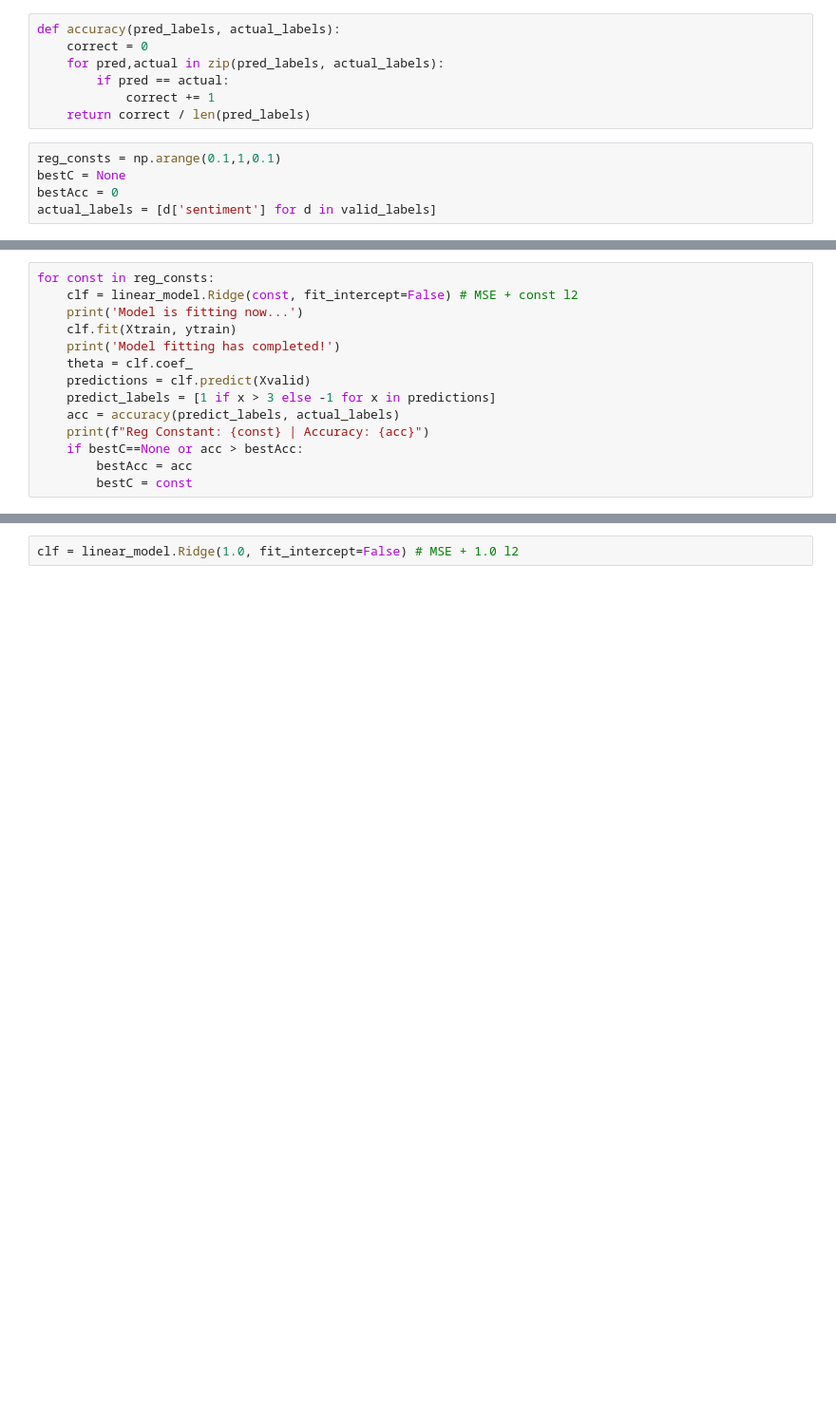
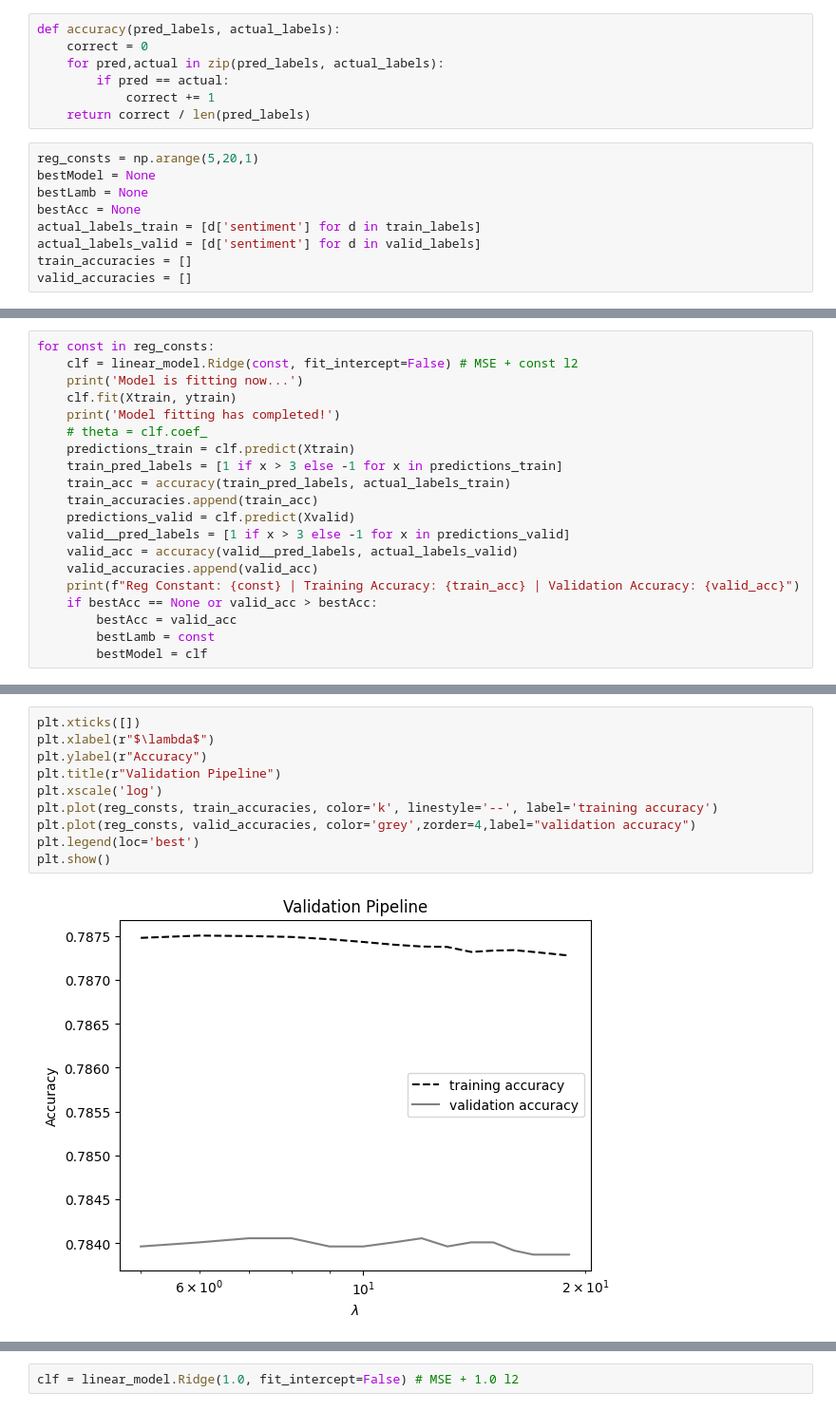
Before and after one commit to hgnzheng/CSE158-Assignment_2, a Jupyter notebook: trigrams.ipynb, the cells around one changed output, grey strips where cells are left out. Shown at 95% size. Drawn from its saved outputs; the diff is of its cells as text; blank space fills up the shorter version.

Commit message:
update best lambda 12200

```diff
--- a/trigrams.ipynb
+++ b/trigrams.ipynb
@@ -297,7 +298,11 @@ def accuracy(pred_labels, actual_labels):
             correct += 1
     return correct / len(pred_labels)
 # %%
-reg_consts = np.arange(0.1,1,0.1)
-bestC = None
-bestAcc = 0
-actual_labels = [d['sentiment'] for d in valid_labels]
+reg_consts = np.arange(5,20,1)
+bestModel = None
+bestLamb = None
+bestAcc = None
+actual_labels_train = [d['sentiment'] for d in train_labels]
+actual_labels_valid = [d['sentiment'] for d in valid_labels]
+train_accuracies = []
+valid_accuracies = []
@@ -311,12 +318,18 @@ for const in reg_consts:
     print('Model is fitting now...')
     clf.fit(Xtrain, ytrain)
     print('Model fitting has completed!')
-    theta = clf.coef_
-    predictions = clf.predict(Xvalid)
-    predict_labels = [1 if x > 3 else -1 for x in predictions]
-    acc = accuracy(predict_labels, actual_labels)
-    print(f"Reg Constant: {const} | Accuracy: {acc}")
-    if bestC==None or acc > bestAcc:
-        bestAcc = acc
-        bestC = const
+    # theta = clf.coef_
+    predictions_train = clf.predict(Xtrain)
+    train_pred_labels = [1 if x > 3 else -1 for x in predictions_train]
+    train_acc = accuracy(train_pred_labels, actual_labels_train)
+    train_accuracies.append(train_acc)
+    predictions_valid = clf.predict(Xvalid)
+    valid__pred_labels = [1 if x > 3 else -1 for x in predictions_valid]
+    valid_acc = accuracy(valid__pred_labels, actual_labels_valid)
+    valid_accuracies.append(valid_acc)
+    print(f"Reg Constant: {const} | Training Accuracy: {train_acc} | Validation Accuracy: {valid_acc}")
+    if bestAcc == None or valid_acc > bestAcc:
+        bestAcc = valid_acc
+        bestLamb = const
+        bestModel = clf
 # %% [output]
@@ -323,0 +353,12 @@ Error:
+# %%
+plt.xticks([])
+plt.xlabel(r"$\lambda$")
+plt.ylabel(r"Accuracy")
+plt.title(r"Validation Pipeline")
+plt.xscale('log')
+plt.plot(reg_consts, train_accuracies, color='k', linestyle='--', label='training accuracy')
+plt.plot(reg_consts, valid_accuracies, color='grey',zorder=4,label="validation accuracy")
+plt.legend(loc='best')
+plt.show()
+# %% [output]
+[figure, added]
```
Also changed, not shown: parts of 17 cells of this notebook.
